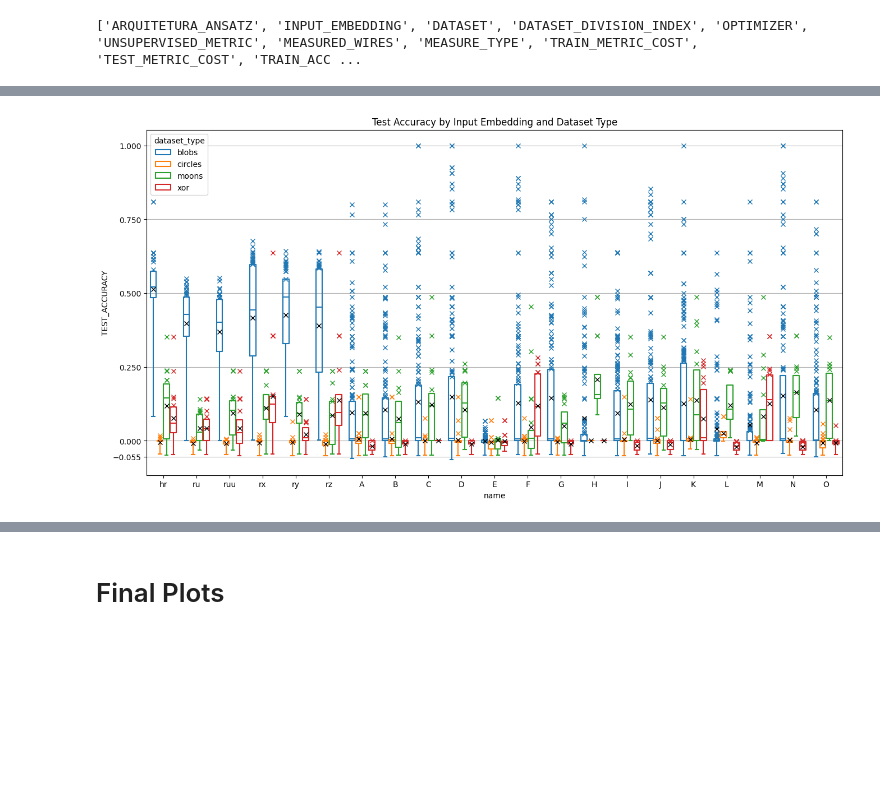
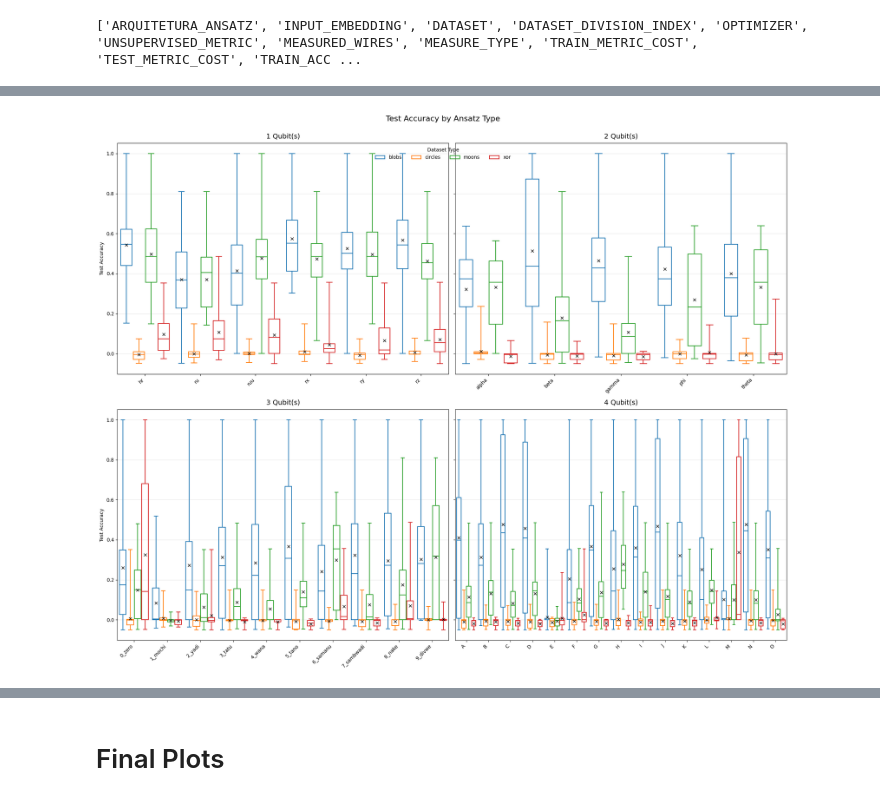
Before and after one commit to SamuellH12/Quantum-Express-Entang-Measures, a Jupyter notebook: reports_data/dataAnalysis.ipynb, the cells around one changed output, grey strips where cells are left out. Drawn from its saved outputs; the diff is of its cells as text; code cells hidden in the pictures; blank space fills up the shorter version.

Commit message:
updated dataset and data analizes image

```diff
--- a/reports_data/dataAnalysis.ipynb
+++ b/reports_data/dataAnalysis.ipynb
@@ -120,0 +125,9 @@ complete_df
+# %%
+ansatz_order = ansatz_df.sort_values(['KL divergence'])['name'].unique()
+ansatz_order
+
+ansatz_order_by_qubits = [[]]
+for q in range(1, 5):
+    this_order = ansatz_df[ ansatz_df['Qubits'] == q].sort_values(['KL divergence'])['name'].unique()
+    ansatz_order_by_qubits.append(this_order)
+    print(list(this_order))
@@ -222,24 +297,59 @@ array(['M', 'O', 'G', '9_divwe', 'D', 'beta', '5_tano', 'ruu', '8_nake',
 # %%
-filtro = (complete_df['USE_BIAS'] == 'YES') & (complete_df['Qubits'] % 3 == 1) & (complete_df['noise_level'] == 'no_noise')
-df_to_plot = complete_df[filtro]
+fig, axs = plt.subplots(2, 2, figsize=(20, 16), sharey=True)
+fig.suptitle('Test Accuracy by Ansatz Type', y=1, fontsize=16)
+hue_order = ['blobs', 'circles', 'moons', 'xor']  # Your specified dataset order
+palette = sns.color_palette("tab10", len(hue_order))  # Consistent colors
 
-plt.figure(figsize=(16, 8))
-sns.boxplot(
-    data=df_to_plot,
-    x='name',
-    y='TEST_ACCURACY',
-    hue='dataset_type',
-    fill=False,
-    gap=0.1,
-    whis=(0, 2),
-    flierprops={"marker": "x"},
-    showmeans=True, meanprops={"marker":"x", "markeredgecolor":"black"}
+# Create each subplot
+for q in range(1, 5):
+    ax = axs[(q-1)//2, (q-1)%2]
+    filtro = (complete_df['USE_BIAS'] == 'YES')  & (complete_df['Normalized'] == 'YES') & (complete_df['Qubits'] == q) # & (complete_df['noise_level'] == 'no_noise')
+    df_to_plot = complete_df[filtro].sort_values(['ARQUITETURA_ANSATZ'])
+
+    # plt.figure(figsize=(16, 8))
+    sns.boxplot(
+        data=df_to_plot,
+        x='name',
+        y='TEST_ACCURACY',
+        hue='dataset_type',
+        fill=False,
+        width=0.9,
+        gap=0.1,
+        whis=(0, 100),
+        flierprops={"marker": "x"},
+        showmeans=True, meanprops={"marker":"x", "markeredgecolor":"black"},
+        hue_order=['blobs', 'circles', 'moons', 'xor'],
+        ax=ax,
+        palette='tab10'
+    )
+    # plt.grid(True, axis='y')
+    ax.set_title(f'{q} Qubit(s)', fontsize=14, pad=10)
+    ax.set_xlabel('')
+    ax.set_ylabel('Test Accuracy' if q in [1,3] else '')
+    ax.grid(True, axis='y', alpha=0.3)
+
+    # Rotate x-axis labels
+    for label in ax.get_xticklabels():
+        label.set_rotation(45)
+        label.set_ha('right')
+
+
+handles, labels = axs[0,0].get_legend_handles_labels()
+fig.legend(
+    handles[:len(hue_order)],  # Only show dataset_type entries
+    labels[:len(hue_order)],
+    title='Dataset Type',
+    loc='upper center',
+    bbox_to_anchor=(0.5, 0.95),
+    ncol=len(hue_order),
+    frameon=False
 )
 
-plt.title("Test Accuracy by Input Embedding and Dataset Type")
-# plt.ylim(-0.025, 1)
-plt.yticks([-0.055, 0, 0.25, 0.5, 0.75, 1])
-plt.grid(True, axis='y')
+# Remove redundant legends
+for ax in axs.flat:
+    ax.get_legend().remove()
+
+plt.tight_layout(w_pad=1)
 plt.show()
 # %% [output]
-[figure, old version]
+[figure, new version]
```
Also changed, not shown: parts of 27 cells of this notebook, 22 other files.
